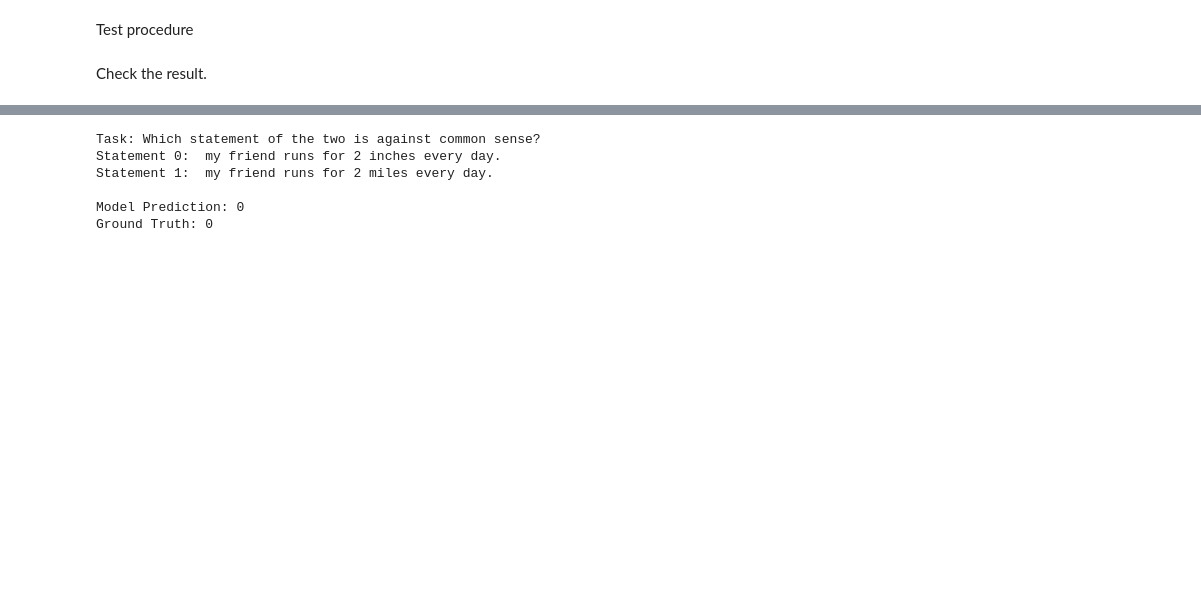
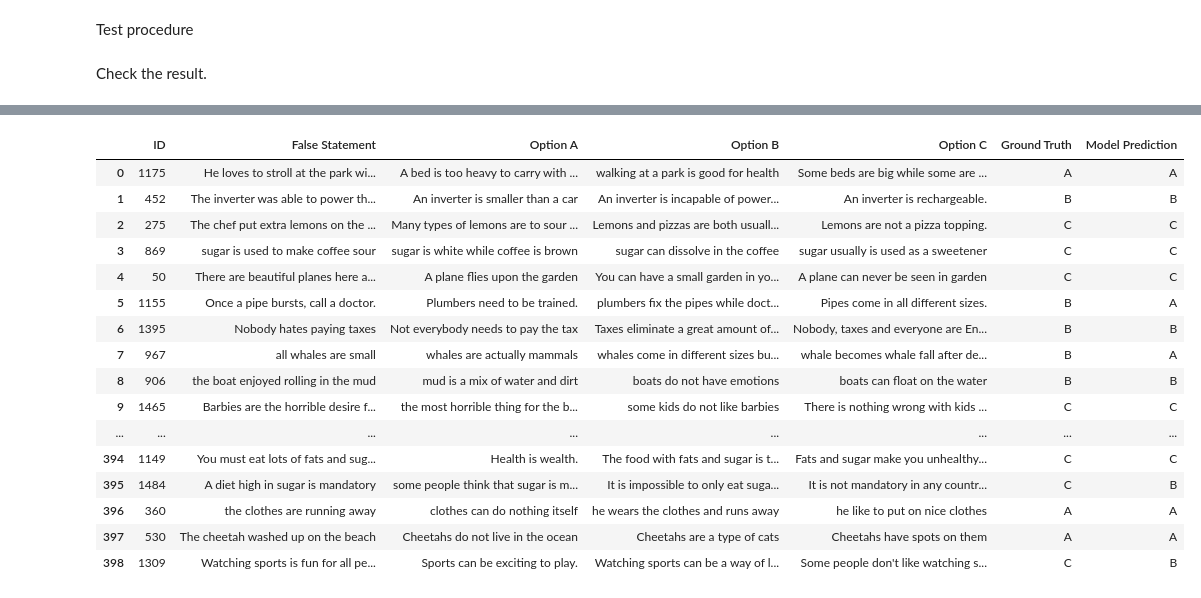
Before and after one commit to LetianLee/MSc-Project-SemEval2020-Task4, a Jupyter notebook: myproject/Subtask_B.ipynb, the cells around one changed output, grey strips where cells are left out. Drawn from its saved outputs; the diff is of its cells as text; code cells hidden in the pictures; blank space fills up the shorter version.

```diff
--- a/myproject/Subtask_B.ipynb
+++ b/myproject/Subtask_B.ipynb
@@ -136,8 +151,8 @@ class ComVEDataset(torch.utils.data.Dataset):
 Turn encodings and labels into a Dataset object.
 # %%
 train_dataset = ComVEDataset(train_encodings, train_labels)
-# val_dataset = ComVEDataset(val_encodings, val_labels)
-# test_dataset = ComVEDataset(test_encodings, test_labels)
+val_dataset = ComVEDataset(val_encodings, val_labels)
+test_dataset = ComVEDataset(test_encodings, test_labels)
 # %% [markdown]
 ## 3. Load model and optimizer
 # %%
@@ -258,20 +273,20 @@ with torch.no_grad():
         loss = outputs[0]
 
         # make a prediction
-        pred = predict(outputs)
+        prediction = predict(outputs)
 
         # count accuracy
-        correct += pred.eq(labels.view_as(pred)).sum().item()
+        correct += prediction.eq(labels.view_as(prediction)).sum().item()
         count += len(labels)
 
         # show progress along with metrics
         pbar.set_postfix({
             'loss': '{:.3f}'.format(loss.item()),
-            'acc': '{:.3f}'.format(correct * 1.0 / count)
+            'accuracy': '{:.3f}'.format(correct * 1.0 / count)
         })
 
         # record the results
-        record.append((int(pred),int(labels)))
+        record.append((int(labels),int(prediction)))
 
 
     pbar.close()
@@ -303,32 +295,34 @@ Model Prediction: 0 vs. Ground Truth: 0
-# %%
-# Manual Test
-check_id = 999
-
-test_data = list(test_loader)
-check_target = test_data[check_id]
-# print("check_target:",check_target)
-
-input_ids = check_target['input_ids'].to(device)
-attention_mask = check_target['attention_mask'].to(device)
-labels = check_target['labels']
-# print("input_ids:",input_ids)
-
-
-statements_str = tokenizer.decode(input_ids[0],skip_special_tokens=False)
-statements = statements_str.split("[CLS]")[1].split("[SEP]")
-print("Task: Which statement of the two is against common sense?")
-print("Statement 0:",statements[0])
-print("Statement 1:",statements[1])
-print()
-
-outputs = model(input_ids, attention_mask=attention_mask)
-prediction = predict(outputs)
-print("Model Prediction:",int(prediction))
-print("Ground Truth:",int(labels))
-# %% [output]
-Task: Which statement of the two is against common sense?
-Statement 0:  my friend runs for 2 inches every day.
-Statement 1:  my friend runs for 2 miles every day.
-
-Model Prediction: 0
-Ground Truth: 0
+# %%
+# Convert test record to a pandas DataFrame object
+from pandas.core.frame import DataFrame
+df_record=DataFrame(record)
+df_record.columns = ["Ground Truth","Model Prediction"]
+
+# Convert labels from the numbers 0, 1, 2 to the letters "A", "B", "C"
+df_record["Ground Truth"] = df_record["Ground Truth"].map(lambda x:chr(x+65))
+df_record["Model Prediction"] = df_record["Model Prediction"].map(lambda x:chr(x+65))
+
+# Concat test texts and test records
+df = pd.concat([test_texts, df_record], axis=1)
+
+# Show test result
+pd.set_option('display.max_rows', None)
+df
+# %% [output]
+|  | ID | False Statement | Option A | Option B | Option C | Ground Truth | Model Prediction |
+| 0 | 1175 | He loves to stroll at the park wi... | A bed is too heavy to carry with ... | walking at a park is good for health | Some beds are big while some are ... | A | A |
+| 1 | 452 | The inverter was able to power th... | An inverter is smaller than a car | An inverter is incapable of power... | An inverter is rechargeable. | B | B |
+| 2 | 275 | The chef put extra lemons on the ... | Many types of lemons are to sour ... | Lemons and pizzas are both usuall... | Lemons are not a pizza topping. | C | C |
+| 3 | 869 | sugar is used to make coffee sour | sugar is white while coffee is brown | sugar can dissolve in the coffee | sugar usually is used as a sweetener | C | C |
+| 4 | 50 | There are beautiful planes here a... | A plane flies upon the garden | You can have a small garden in yo... | A plane can never be seen in garden | C | C |
+| 5 | 1155 | Once a pipe bursts, call a doctor. | Plumbers need to be trained. | plumbers fix the pipes while doct... | Pipes come in all different sizes. | B | A |
+| 6 | 1395 | Nobody hates paying taxes | Not everybody needs to pay the tax | Taxes eliminate a great amount of... | Nobody, taxes and everyone are En... | B | B |
+| 7 | 967 | all whales are small | whales are actually mammals | whales come in different sizes bu... | whale becomes whale fall after de... | B | A |
+| 8 | 906 | the boat enjoyed rolling in the mud | mud is a mix of water and dirt | boats do not have emotions | boats can float on the water | B | B |
+| 9 | 1465 | Barbies are the horrible desire f... | the most horrible thing for the b... | some kids do not like barbies | There is nothing wrong with kids ... | C | C |
+| ... | ... | ... | ... | ... | ... | ... | ... |
+| 394 | 1149 | You must eat lots of fats and sug... | Health is wealth. | The food with fats and sugar is t... | Fats and sugar make you unhealthy... | C | C |
+| 395 | 1484 | A diet high in sugar is mandatory | some people think that sugar is m... | It is impossible to only eat suga... | It is not mandatory in any countr... | C | B |
+| 396 | 360 | the clothes are running away | clothes can do nothing itself | he wears the clothes and runs away | he like to put on nice clothes | A | A |
+| 397 | 530 | The cheetah washed up on the beach | Cheetahs do not live in the ocean | Cheetahs are a type of cats | Cheetahs have spots on them | A | A |
+| 398 | 1309 | Watching sports is fun for all pe... | Sports can be exciting to play. | Watching sports can be a way of l... | Some people don't like watching s... | C | B |
```
Also changed, not shown: parts of 21 cells of this notebook.
